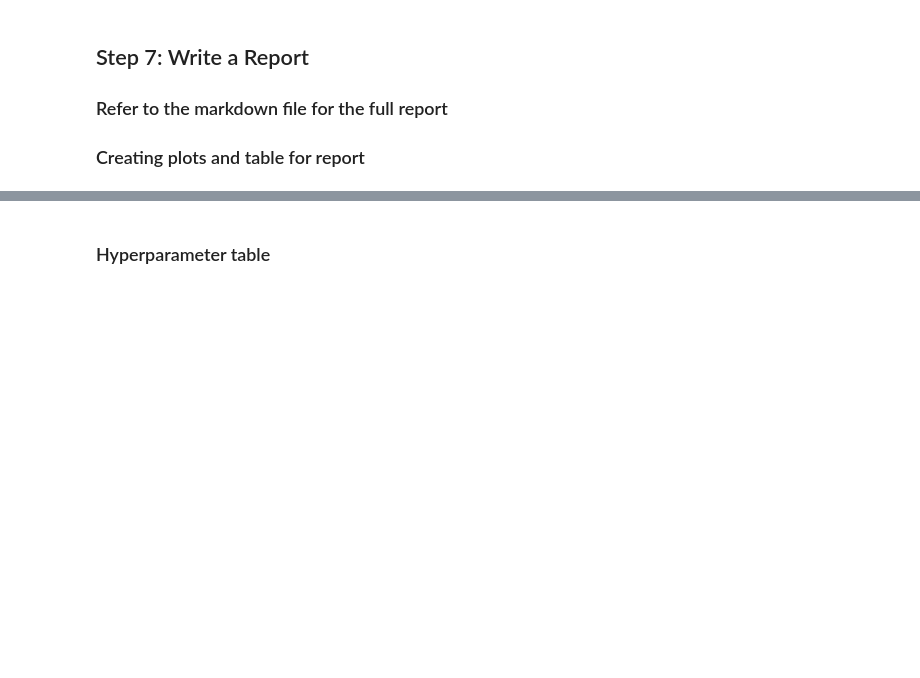
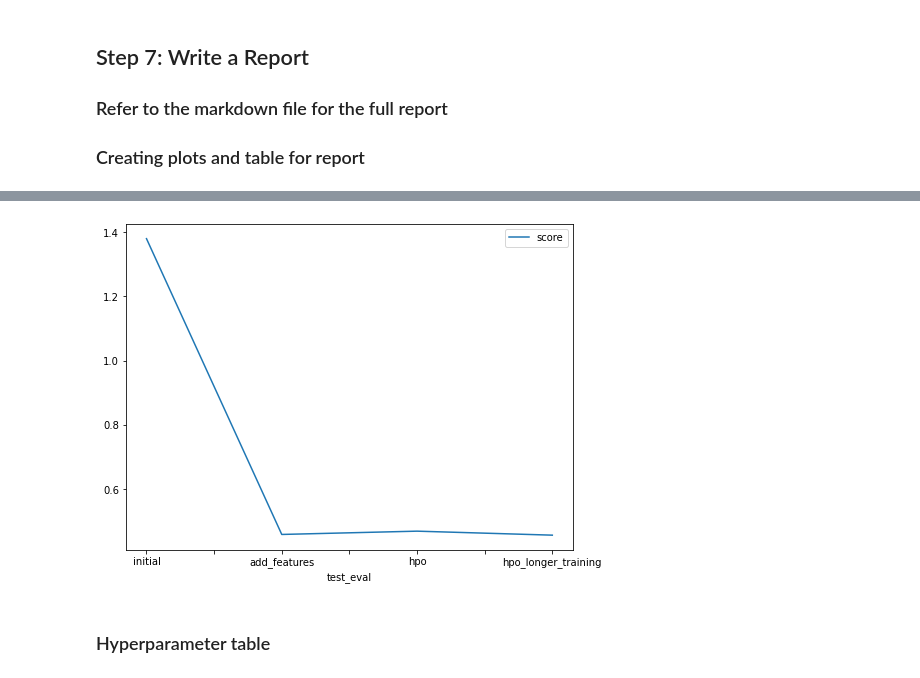
Before and after one commit to markmelling/bike_sharing, a Jupyter notebook: bike-sharing-project.ipynb, the cells around one changed output, grey strips where cells are left out. Drawn from its saved outputs; the diff is of its cells as text; code cells hidden in the pictures; blank space fills up the shorter version.

```diff
--- a/bike-sharing-project.ipynb
+++ b/bike-sharing-project.ipynb
@@ -567,12 +1241,15 @@ fig.savefig('model_train_score.png')
 # %%
 # Take the 3 kaggle scores and creating a line plot to show improvement
 fig = pd.DataFrame(
     {
-        "test_eval": ["initial", "add_features", "hpo"],
-        "score": [?, ?, ?]
+        "test_eval": ["initial", "add_features", "hpo", "hpo_longer_training"],
+        "score": [1.37974, 0.45910, 0.46934, 0.45688]
+
     }
 ).plot(x="test_eval", y="score", figsize=(8, 6)).get_figure()
 fig.savefig('model_test_score.png')
+# %% [output]
+[figure, added]
 # %% [markdown]
 ### Hyperparameter table
 # %%
```
Also changed, not shown: parts of 66 cells of this notebook, 15 other files.
